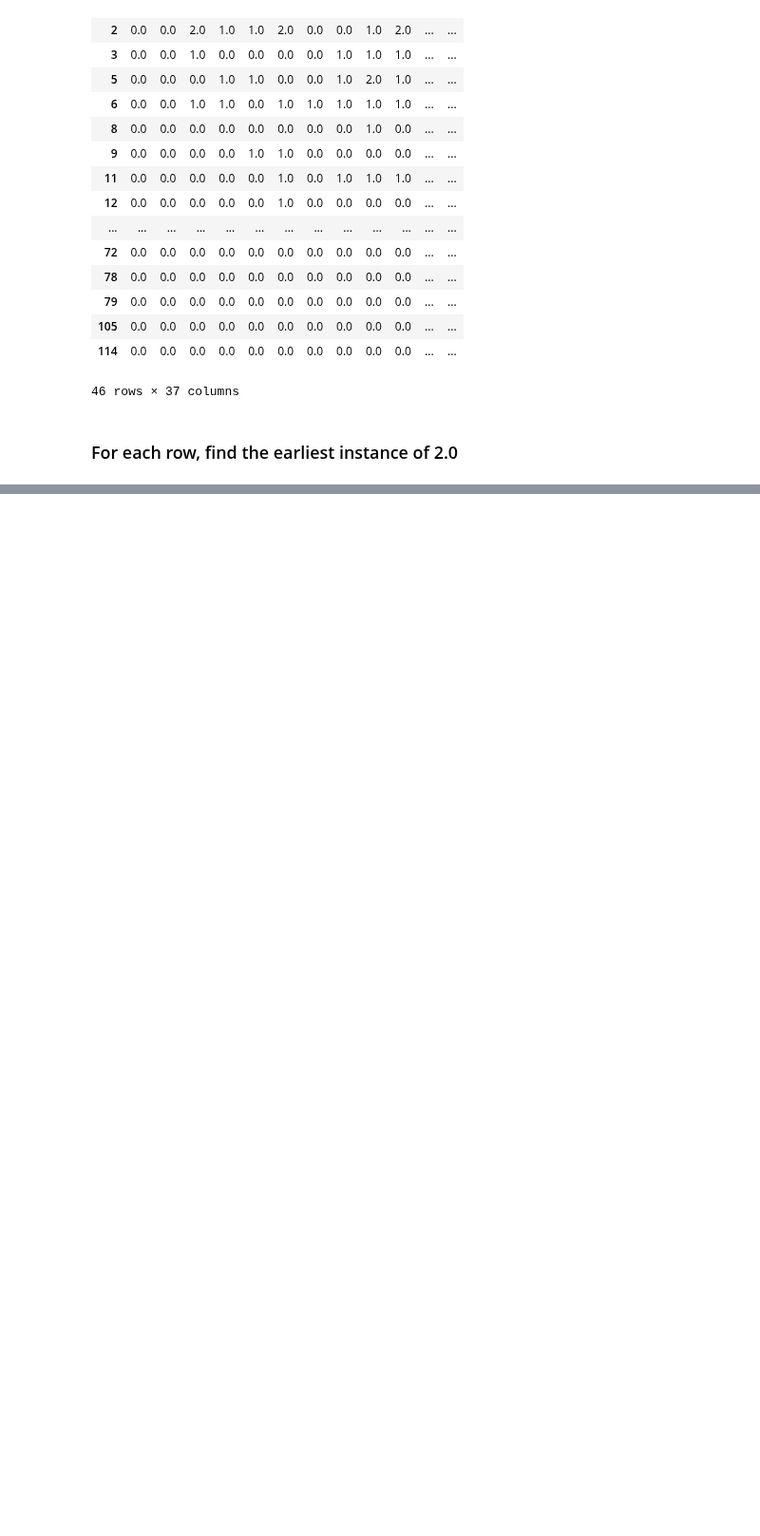
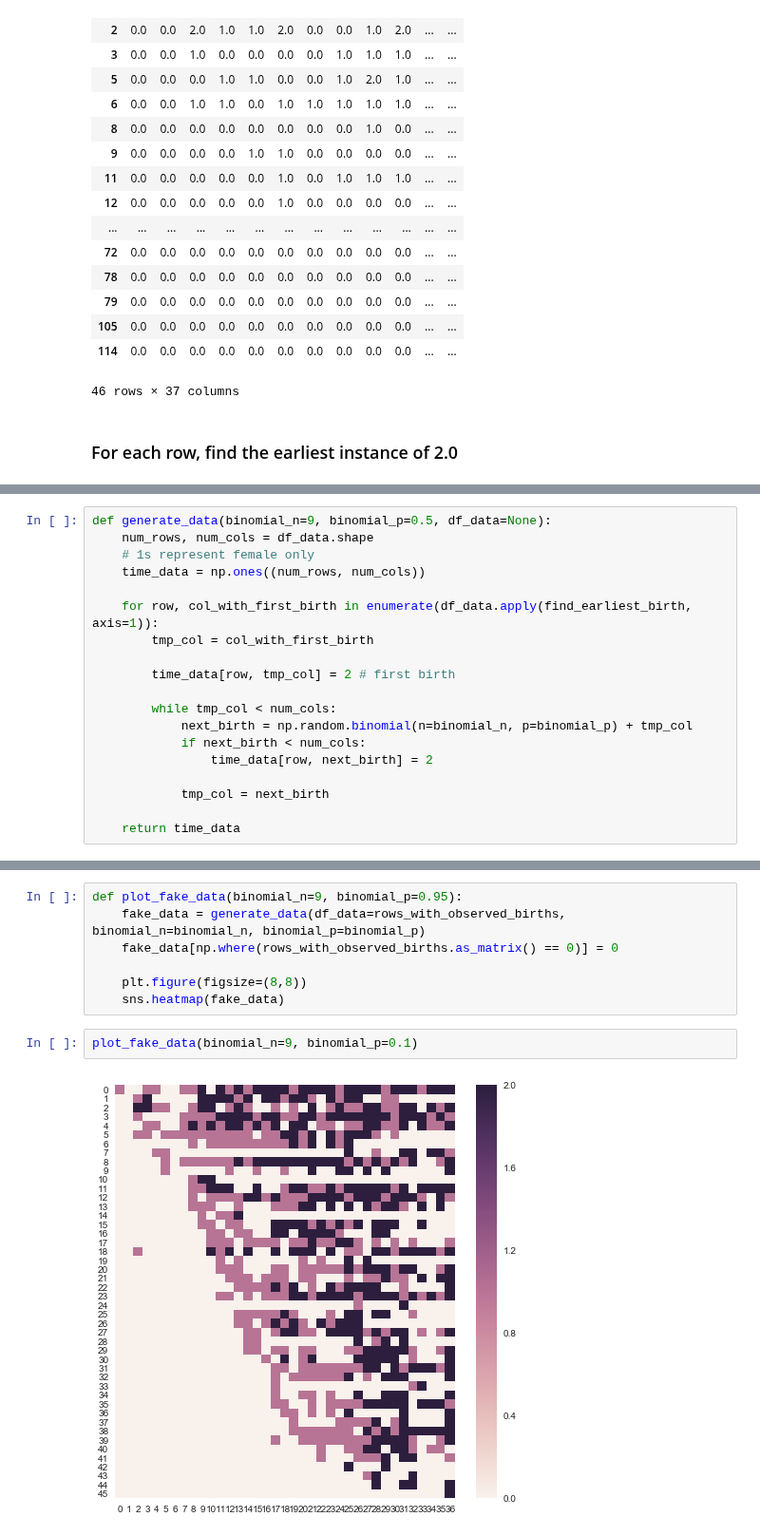
Before and after one commit to Edderic/mics-whales, a Jupyter notebook: mics-whales.ipynb, the cells around one changed output, grey strips where cells are left out. Shown at 95% size. Cells and saved outputs as stored; diff of their text form; blank space fills up the shorter version.

```diff
--- a/mics-whales.ipynb
+++ b/mics-whales.ipynb
@@ -256,0 +319,19 @@ unprocessed_data
+# %%
+def generate_data(binomial_n=9, binomial_p=0.5, df_data=None):
+    num_rows, num_cols = df_data.shape
+    # 1s represent female only
+    time_data = np.ones((num_rows, num_cols))
+
+    for row, col_with_first_birth in enumerate(df_data.apply(find_earliest_birth, axis=1)):
+        tmp_col = col_with_first_birth
+
+        time_data[row, tmp_col] = 2 # first birth
+
+        while tmp_col < num_cols:
+            next_birth = np.random.binomial(n=binomial_n, p=binomial_p) + tmp_col
+            if next_birth < num_cols:
+                time_data[row, next_birth] = 2
+
+            tmp_col = next_birth
+
+    return time_data
@@ -256,0 +344,11 @@ unprocessed_data
+# %%
+def plot_fake_data(binomial_n=9, binomial_p=0.95):
+    fake_data = generate_data(df_data=rows_with_observed_births, binomial_n=binomial_n, binomial_p=binomial_p)
+    fake_data[np.where(rows_with_observed_births.as_matrix() == 0)] = 0
+
+    plt.figure(figsize=(8,8))
+    sns.heatmap(fake_data)
+# %%
+plot_fake_data(binomial_n=9, binomial_p=0.1)
+# %% [output]
+[figure, added]
```
Also changed, not shown: parts of 26 cells of this notebook.
